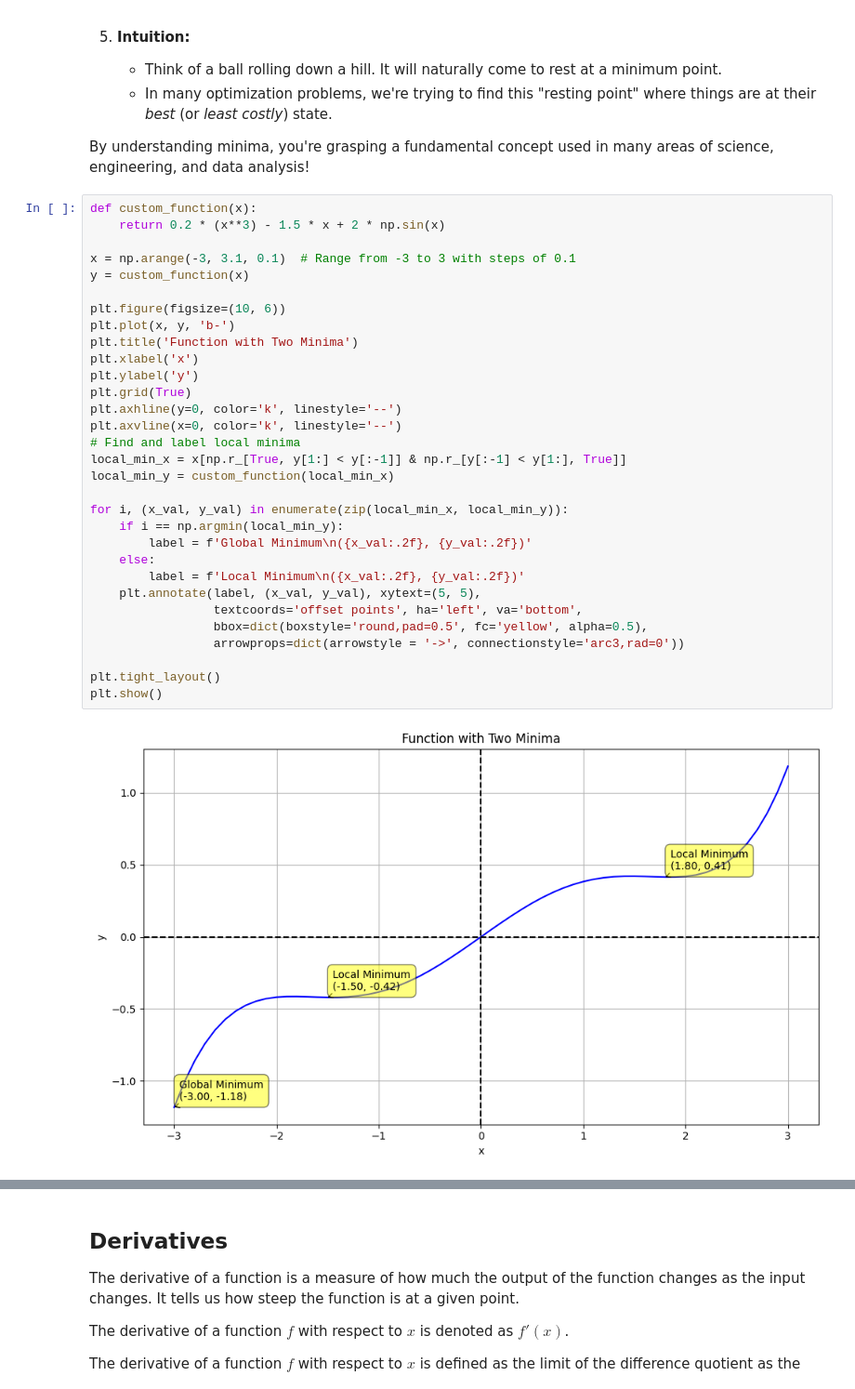
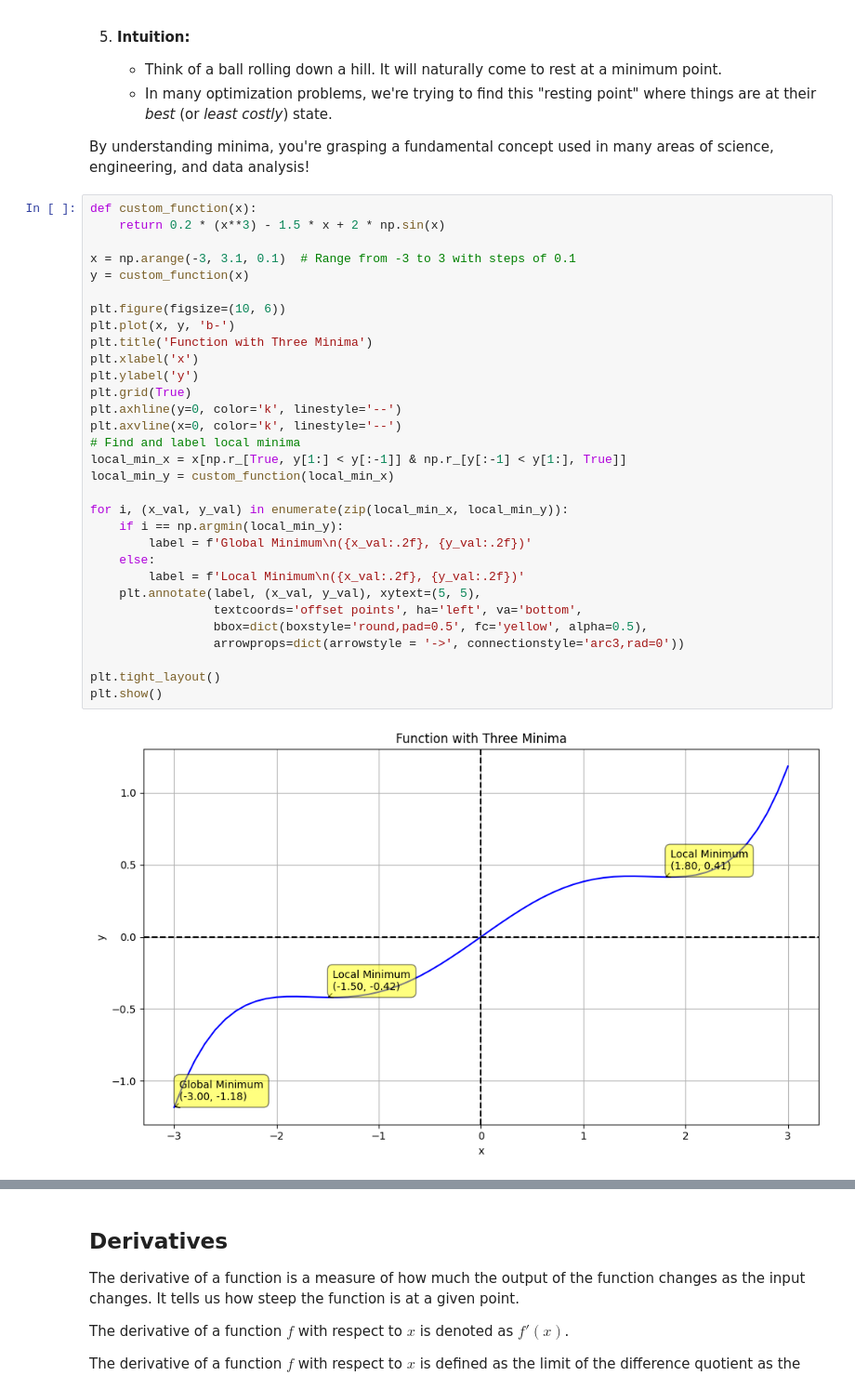
Before and after one commit to prashantnayak-edu/zero-to-ai, a Jupyter notebook: notes/func-der-grad.ipynb, the cells around one changed output, grey strips where cells are left out. Shown at 93% size. Saved outputs shown, nothing was run; the diff lists cells and outputs as text.

```diff
--- a/notes/func-der-grad.ipynb
+++ b/notes/func-der-grad.ipynb
@@ -82,34 +82,34 @@ By understanding minima, you're grasping a fundamental concept used in many area
 def custom_function(x):
     return 0.2 * (x**3) - 1.5 * x + 2 * np.sin(x)
 
 x = np.arange(-3, 3.1, 0.1)  # Range from -3 to 3 with steps of 0.1
 y = custom_function(x)
 
 plt.figure(figsize=(10, 6))
 plt.plot(x, y, 'b-')
-plt.title('Function with Two Minima')
+plt.title('Function with Three Minima')
 plt.xlabel('x')
 plt.ylabel('y')
 plt.grid(True)
 plt.axhline(y=0, color='k', linestyle='--')
 plt.axvline(x=0, color='k', linestyle='--')
 # Find and label local minima
 local_min_x = x[np.r_[True, y[1:] < y[:-1]] & np.r_[y[:-1] < y[1:], True]]
 local_min_y = custom_function(local_min_x)
 
 for i, (x_val, y_val) in enumerate(zip(local_min_x, local_min_y)):
     if i == np.argmin(local_min_y):
         label = f'Global Minimum\n({x_val:.2f}, {y_val:.2f})'
     else:
         label = f'Local Minimum\n({x_val:.2f}, {y_val:.2f})'
     plt.annotate(label, (x_val, y_val), xytext=(5, 5),
                  textcoords='offset points', ha='left', va='bottom',
                  bbox=dict(boxstyle='round,pad=0.5', fc='yellow', alpha=0.5),
                  arrowprops=dict(arrowstyle = '->', connectionstyle='arc3,rad=0'))
 
 plt.tight_layout()
 plt.show()
 # %% [output]
-[figure, old version]
+[figure, new version]
 # %% [markdown]
 The graph above shows a function with three minima. The global minimum is the lowest point on the graph, and the local minima are the other two points.
```
Also changed, not shown: parts of 1 cell of this notebook.
